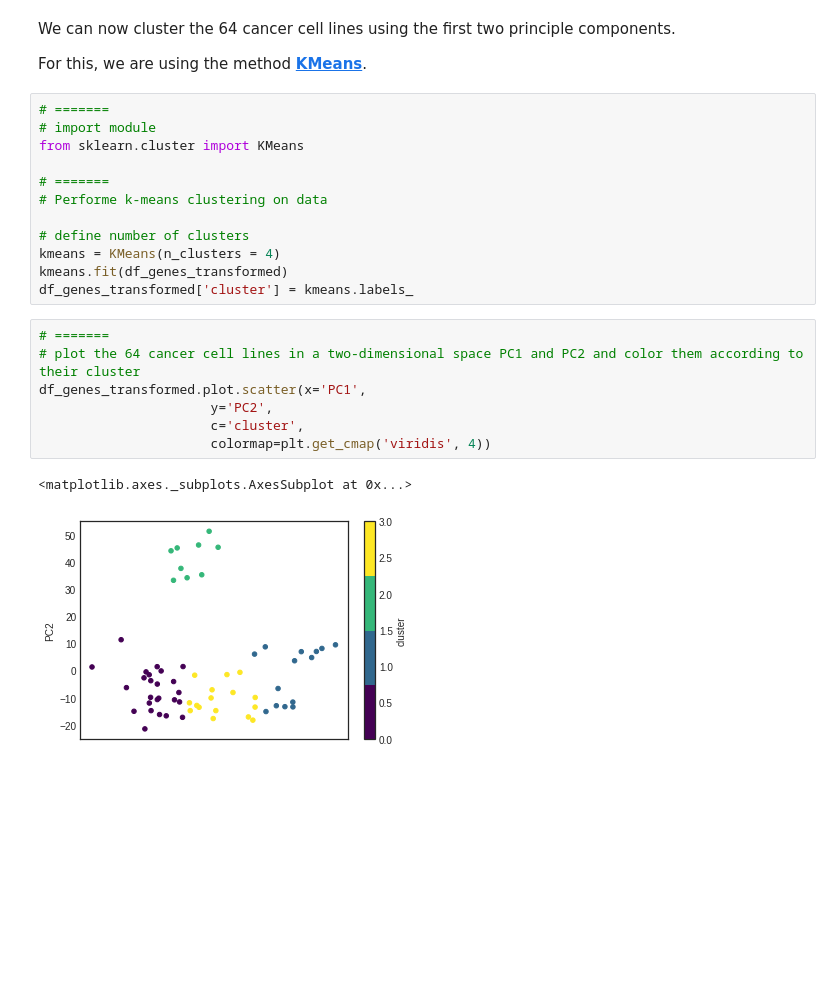
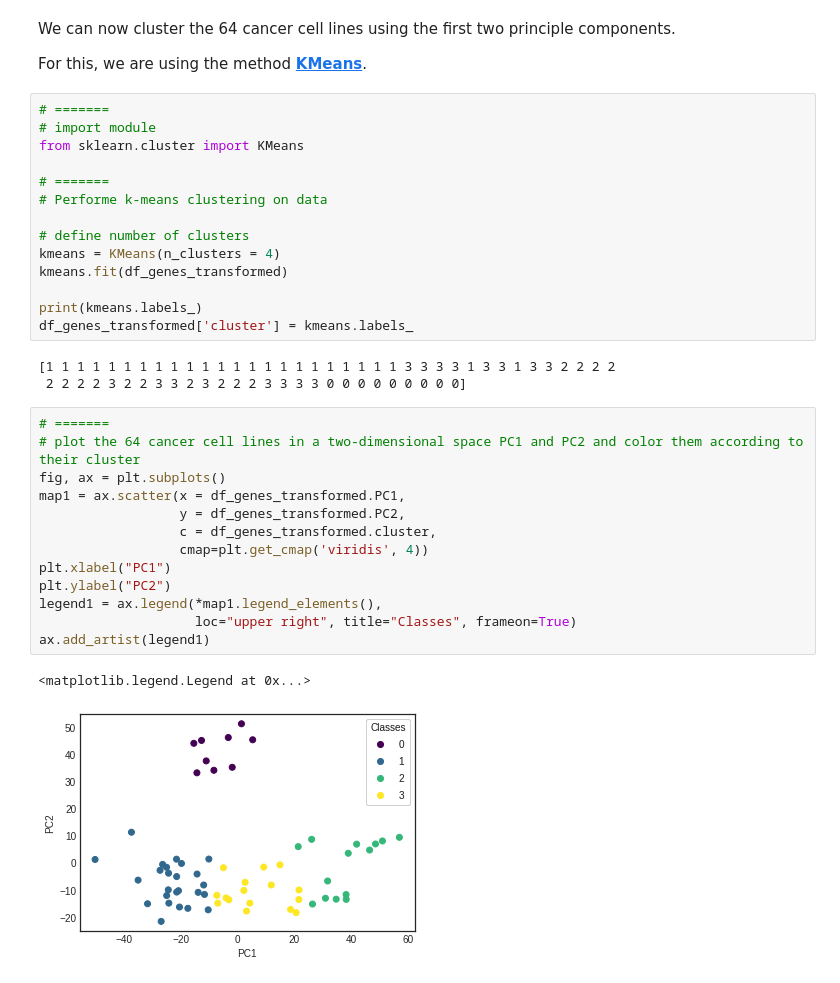
Before and after one commit to steidani/statistical_learning, a Jupyter notebook: notebooks/Chap1_introduction.ipynb, the cells around one changed output. Cells and saved outputs as stored; diff of their text form; blank space fills up the shorter version.

```diff
--- a/notebooks/Chap1_introduction.ipynb
+++ b/notebooks/Chap1_introduction.ipynb
@@ -175,14 +175,25 @@ from sklearn.cluster import KMeans
 # define number of clusters
 kmeans = KMeans(n_clusters = 4)
 kmeans.fit(df_genes_transformed)
+
+print(kmeans.labels_)
 df_genes_transformed['cluster'] = kmeans.labels_
+# %% [output]
+[1 1 1 1 1 1 1 1 1 1 1 1 1 1 1 1 1 1 1 1 1 1 1 3 3 3 3 1 3 3 1 3 3 2 2 2 2
+ 2 2 2 2 3 2 2 3 3 2 3 2 2 2 3 3 3 3 0 0 0 0 0 0 0 0 0]
 # %%
 # =======
 # plot the 64 cancer cell lines in a two-dimensional space PC1 and PC2 and color them according to their cluster
-df_genes_transformed.plot.scatter(x='PC1',
-                      y='PC2',
-                      c='cluster',
-                      colormap=plt.get_cmap('viridis', 4))
+fig, ax = plt.subplots()
+map1 = ax.scatter(x = df_genes_transformed.PC1,
+                  y = df_genes_transformed.PC2,
+                  c = df_genes_transformed.cluster,
+                  cmap=plt.get_cmap('viridis', 4))
+plt.xlabel("PC1")
+plt.ylabel("PC2")
+legend1 = ax.legend(*map1.legend_elements(),
+                    loc="upper right", title="Classes", frameon=True)
+ax.add_artist(legend1)
 # %% [output]
-<matplotlib.axes._subplots.AxesSubplot at 0x...>
+<matplotlib.legend.Legend at 0x...>
-[figure, old version]
+[figure, new version]
```
Also changed, not shown: parts of 1 cell of this notebook, 1 other file.
